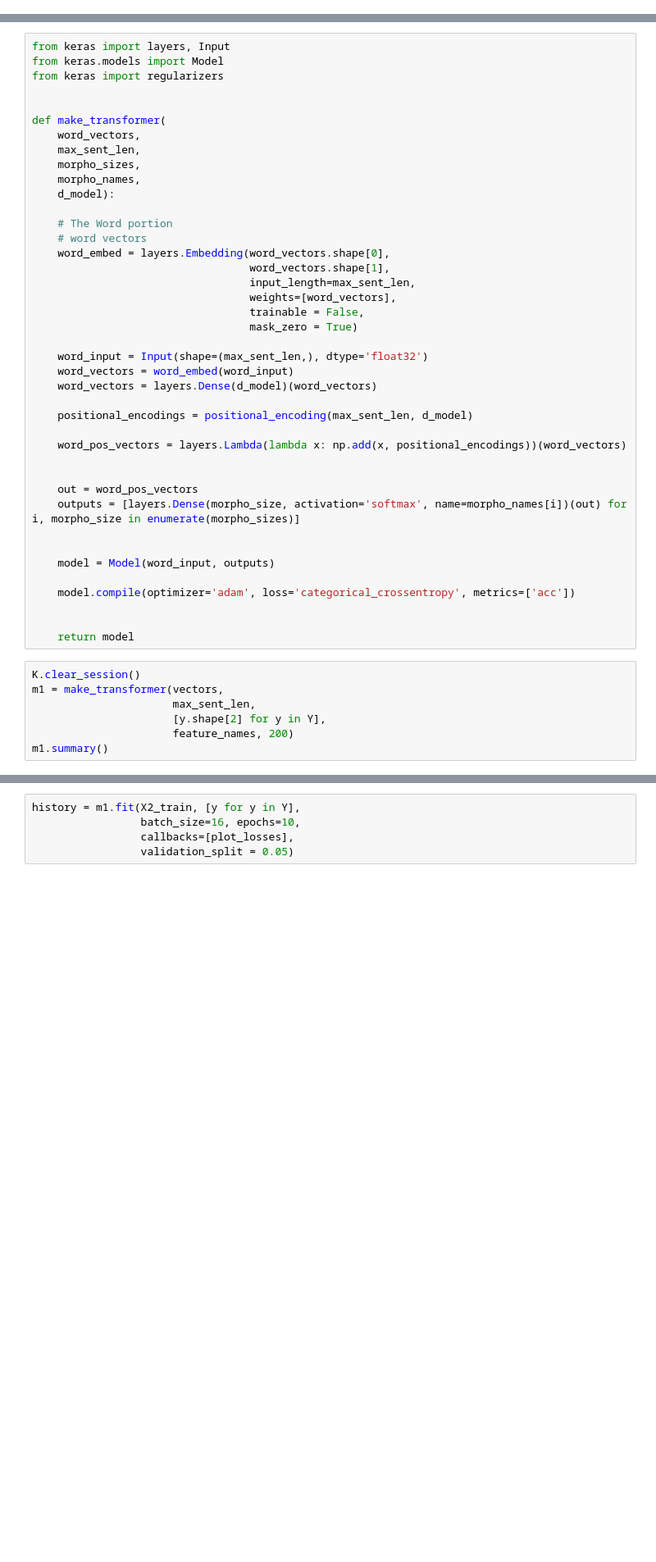
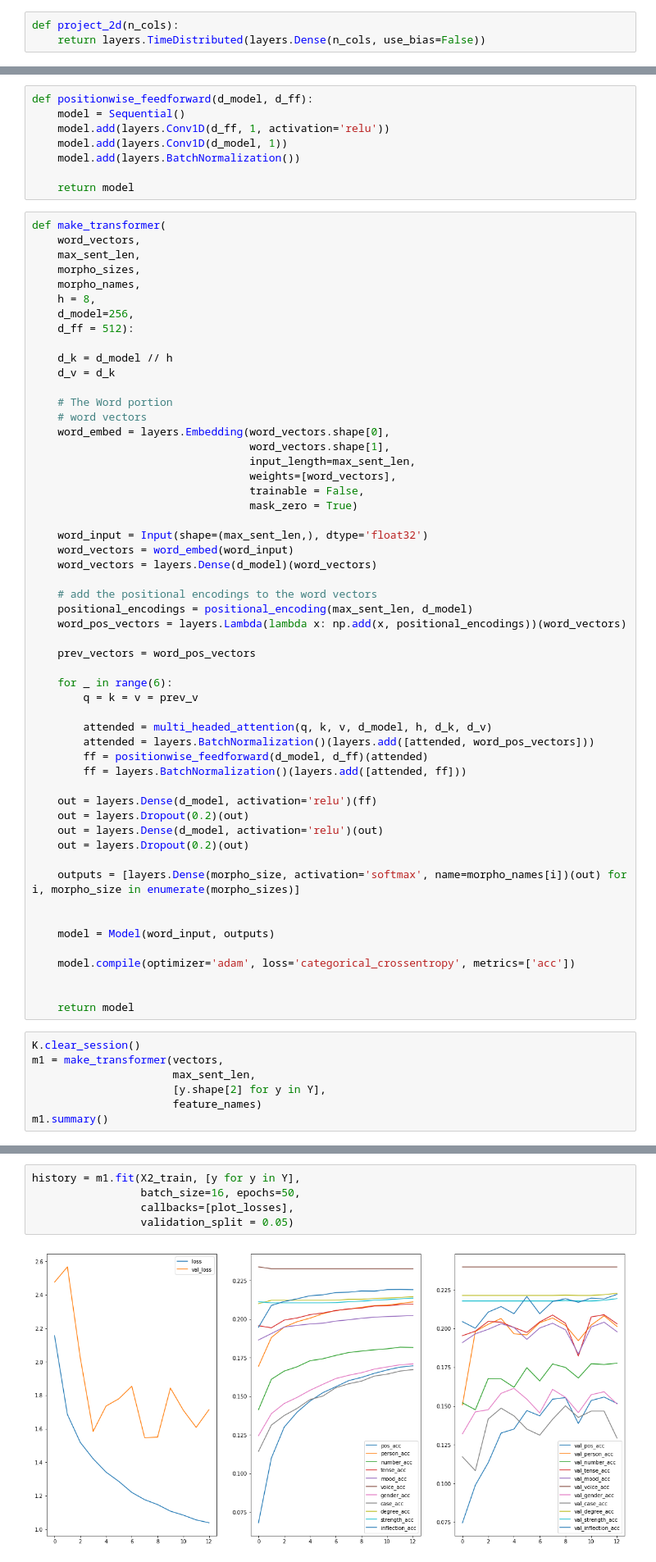
Before and after one commit to cltk/ang_models_cltk, a Jupyter notebook: notebooks/Morphological Analysis Attention.ipynb, the cells around one changed output, grey strips where cells are left out. Shown at 82% size. Drawn from its saved outputs; the diff is of its cells as text; blank space fills up the shorter version.

```diff
--- a/notebooks/Morphological Analysis Attention.ipynb
+++ b/notebooks/Morphological Analysis Attention.ipynb
@@ -178,3 +182,6 @@ def positional_encoding(max_sent_len, num_dims):
     pos_enc[1:, 1::2] = np.cos(pos_enc[1:, 1::2]) # dim 2i+1
 
     return K.constant(pos_enc)
+# %%
+def project_2d(n_cols):
+    return layers.TimeDistributed(layers.Dense(n_cols, use_bias=False))
@@ -181,15 +212,23 @@ def positional_encoding(max_sent_len, num_dims):
+# %%
+def positionwise_feedforward(d_model, d_ff):
+    model = Sequential()
+    model.add(layers.Conv1D(d_ff, 1, activation='relu'))
+    model.add(layers.Conv1D(d_model, 1))
+    model.add(layers.BatchNormalization())
+
+    return model
 # %%
-from keras import layers, Input
-from keras.models import Model
-from keras import regularizers
-
-
 def make_transformer(
     word_vectors,
     max_sent_len,
     morpho_sizes,
     morpho_names,
-    d_model):
+    h = 8,
+    d_model=256,
+    d_ff = 512):
+
+    d_k = d_model // h
+    d_v = d_k
 
     # The Word portion
     # word vectors
@@ -204,12 +243,25 @@ def make_transformer(
     word_vectors = word_embed(word_input)
     word_vectors = layers.Dense(d_model)(word_vectors)
 
+    # add the positional encodings to the word vectors
     positional_encodings = positional_encoding(max_sent_len, d_model)
-
     word_pos_vectors = layers.Lambda(lambda x: np.add(x, positional_encodings))(word_vectors)
 
+    prev_vectors = word_pos_vectors
 
-    out = word_pos_vectors
+    for _ in range(6):
+        q = k = v = prev_v
+
+        attended = multi_headed_attention(q, k, v, d_model, h, d_k, d_v)
+        attended = layers.BatchNormalization()(layers.add([attended, word_pos_vectors]))
+        ff = positionwise_feedforward(d_model, d_ff)(attended)
+        ff = layers.BatchNormalization()(layers.add([attended, ff]))
+
+    out = layers.Dense(d_model, activation='relu')(ff)
+    out = layers.Dropout(0.2)(out)
+    out = layers.Dense(d_model, activation='relu')(out)
+    out = layers.Dropout(0.2)(out)
+
     outputs = [layers.Dense(morpho_size, activation='softmax', name=morpho_names[i])(out) for i, morpho_size in enumerate(morpho_sizes)]
 
 
@@ -224,7 +276,7 @@ K.clear_session()
 m1 = make_transformer(vectors,
                       max_sent_len,
                       [y.shape[2] for y in Y],
-                      feature_names, 200)
+                      feature_names)
 m1.summary()
 # %% [output]
 __________________________________________________________________________________________________
@@ -305,7 +357,8 @@ Now we are ready to train the model.  A smaller batch-size seems to work earlier
 We will split the training dataset again 95/05 so that a validation ("dev") set will provide information about the fitting process.
 # %%
 history = m1.fit(X2_train, [y for y in Y],
-                 batch_size=16, epochs=10,
+                 batch_size=16, epochs=50,
                  callbacks=[plot_losses],
                  validation_split = 0.05)
 # %% [output]
+[figure, added]
```
Also changed, not shown: parts of 6 cells of this notebook.
